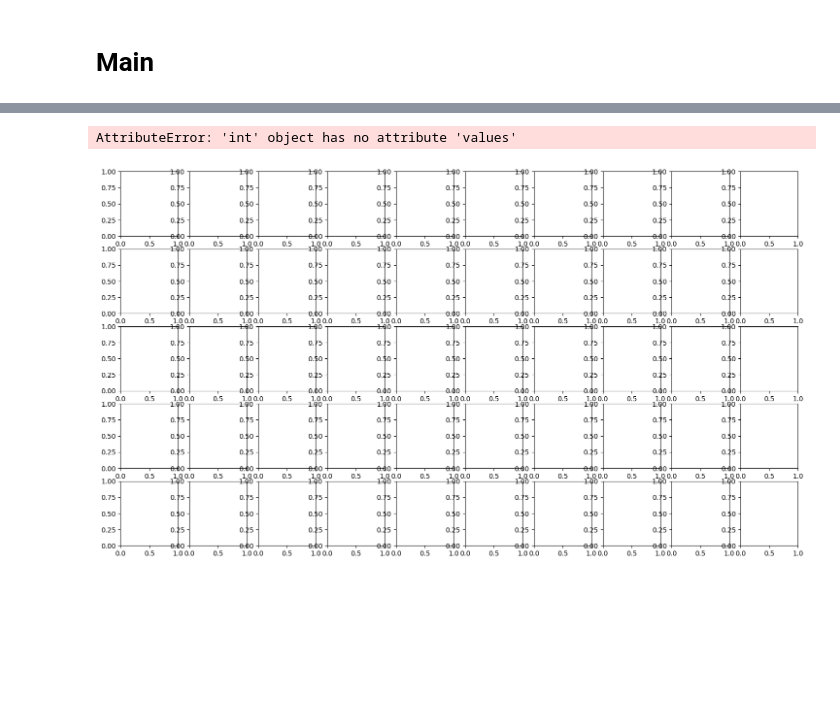
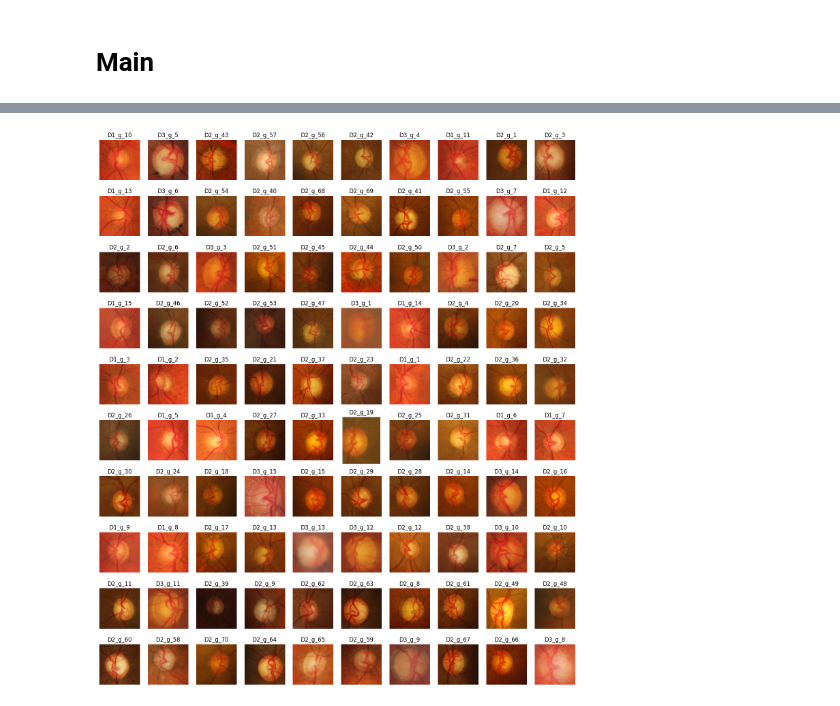
Before and after one commit to tsdhrm/ayoluluss2, a Jupyter notebook: assembling/try-all/t2.ipynb, the cells around one changed output, grey strips where cells are left out. Drawn from its saved outputs; the diff is of its cells as text; code cells hidden in the pictures; blank space fills up the shorter version.

```diff
--- a/assembling/try-all/t2.ipynb
+++ b/assembling/try-all/t2.ipynb
@@ -26,7 +26,7 @@ def resize_all(imgs, prcnt=50):
     return resized
 
 def display_all(imgs, subs, use_gray=False):
-    fig, axs = plt.subplots(subs[0], subs[1], figsize=(18, 10))
+    fig, axs = plt.subplots(subs[0], subs[1], figsize=(18, 21))
     k = 0
     for i in range(subs[0]):
         for j in range(subs[1]):
@@ -36,7 +36,7 @@ def display_all(imgs, subs, use_gray=False):
             k+=1
 
 def display_all_with(imgs, subs, cc, use_gray=True):
-    fig, axs = plt.subplots(subs[0], subs[1], figsize=(18, 10))
+    fig, axs = plt.subplots(subs[0], subs[1], figsize=(18, 21))
     k = 0
     for i in range(subs[0]):
         for j in range(subs[1]):
@@ -80,7 +80,6 @@ def get_the_roi(imgs):
                                 :cropped.shape[1]-(cropped.shape[1]-(xmax+180))]
         else:
             rois[img] = imgs[img]
-    display_all(rois, (10,10), True)
     return rois
 # %% [markdown]
 ## Vessel Removal
@@ -183,5 +168,4 @@ od_line, all_od = extract_od(wo_vsl.copy())
-# %%
-display_all(all_od, (5,10), True)
-# %% [output]
-AttributeError: 'int' object has no attribute 'values'
-[figure, removed]
+# %%
+display_all(all_roi, (10,10))
+# %% [output]
+[figure, added]
```
Also changed, not shown: parts of 7 cells of this notebook, 2 other files.
